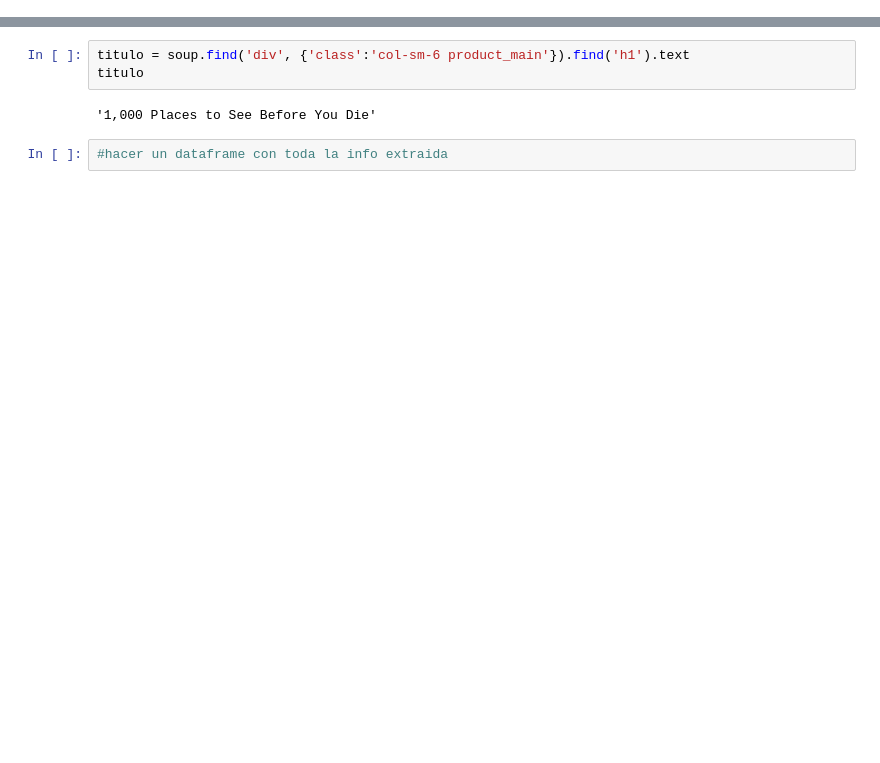
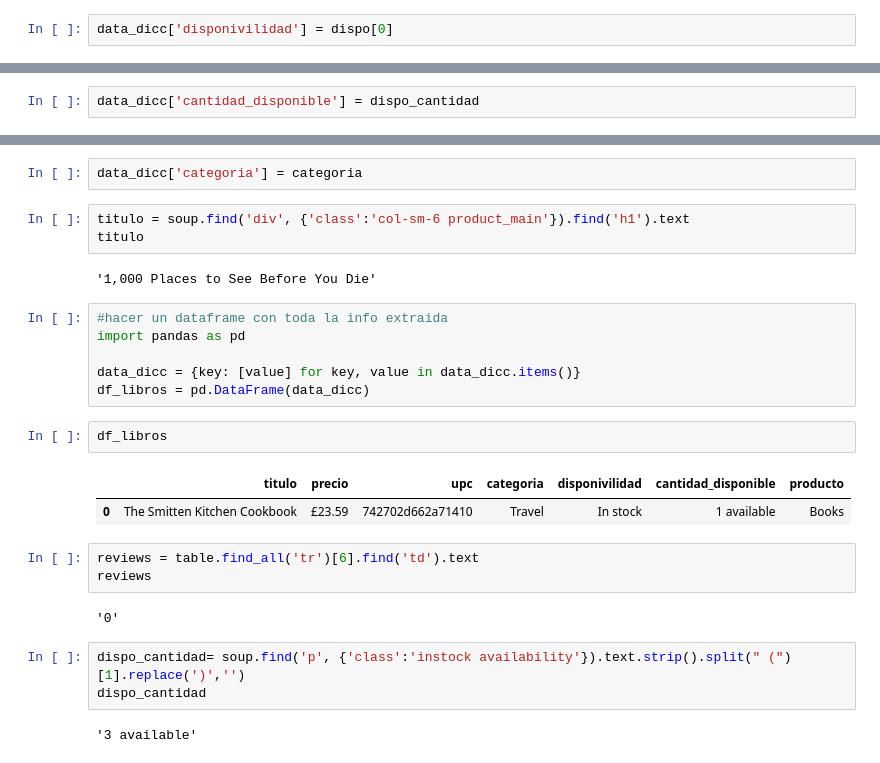
Before and after one commit to jovannaro44/Apuntes_Data_Junio24, a Jupyter notebook: Materiales/ejercicio_scrap_books.ipynb, the cells around one changed output, grey strips where cells are left out. Cells and saved outputs as stored; diff of their text form; blank space fills up the shorter version.

```diff
--- a/Materiales/ejercicio_scrap_books.ipynb
+++ b/Materiales/ejercicio_scrap_books.ipynb
@@ -312,0 +320,2 @@ producto
+# %%
+data_dicc['disponivilidad'] = dispo[0]
@@ -312,0 +327,2 @@ producto
+# %%
+data_dicc['cantidad_disponible'] = dispo_cantidad
@@ -335,3 +338,5 @@ str
+# %%
+data_dicc['categoria'] = categoria
 # %%
 titulo = soup.find('div', {'class':'col-sm-6 product_main'}).find('h1').text
 titulo
@@ -339,3 +344,22 @@ titulo
 '1,000 Places to See Before You Die'
 # %%
 #hacer un dataframe con toda la info extraida
+import pandas as pd
+
+data_dicc = {key: [value] for key, value in data_dicc.items()}
+df_libros = pd.DataFrame(data_dicc)
+# %%
+df_libros
+# %% [output]
+|  | titulo | precio | upc | categoria | disponivilidad | cantidad_disponible | producto |
+| 0 | The Smitten Kitchen Cookbook | £23.59 | 742702d662a71410 | Travel | In stock | 1 available | Books |
+# %%
+reviews = table.find_all('tr')[6].find('td').text
+reviews
+# %% [output]
+'0'
+# %%
+dispo_cantidad= soup.find('p', {'class':'instock availability'}).text.strip().split(" (")[1].replace(')','')
+dispo_cantidad
+# %% [output]
+'3 available'
```
Also changed, not shown: parts of 18 cells of this notebook.
